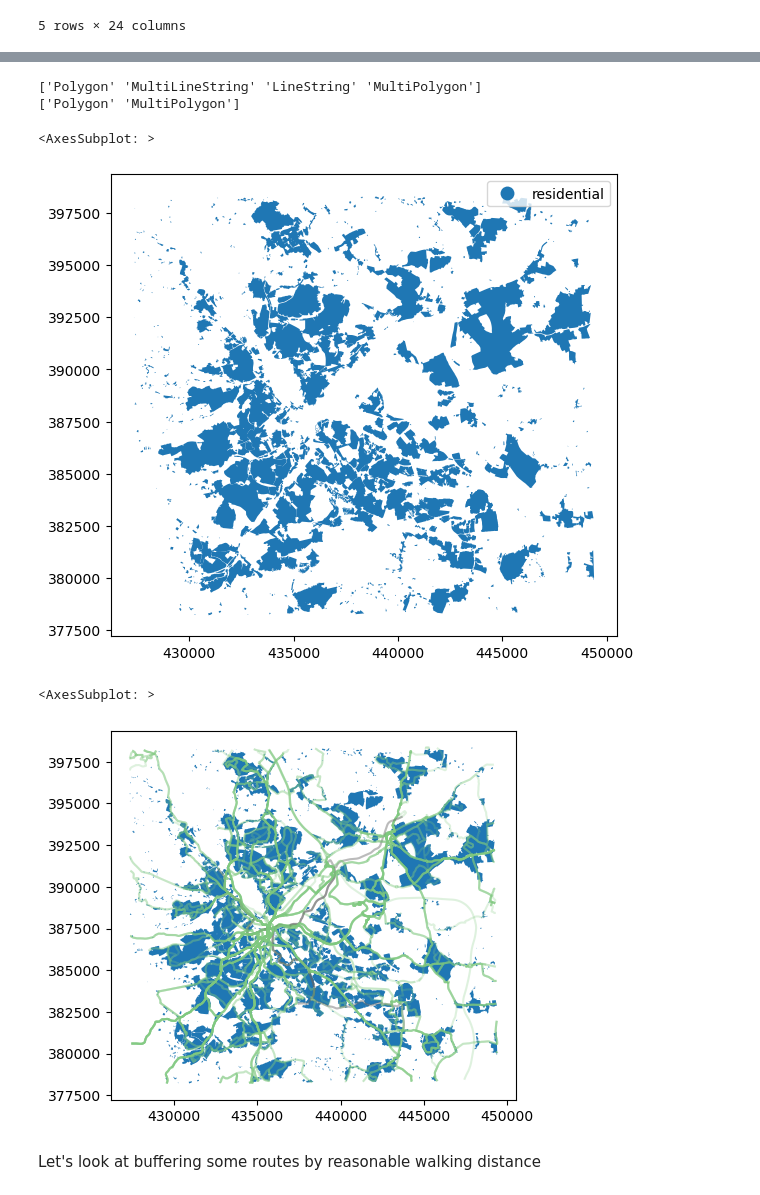
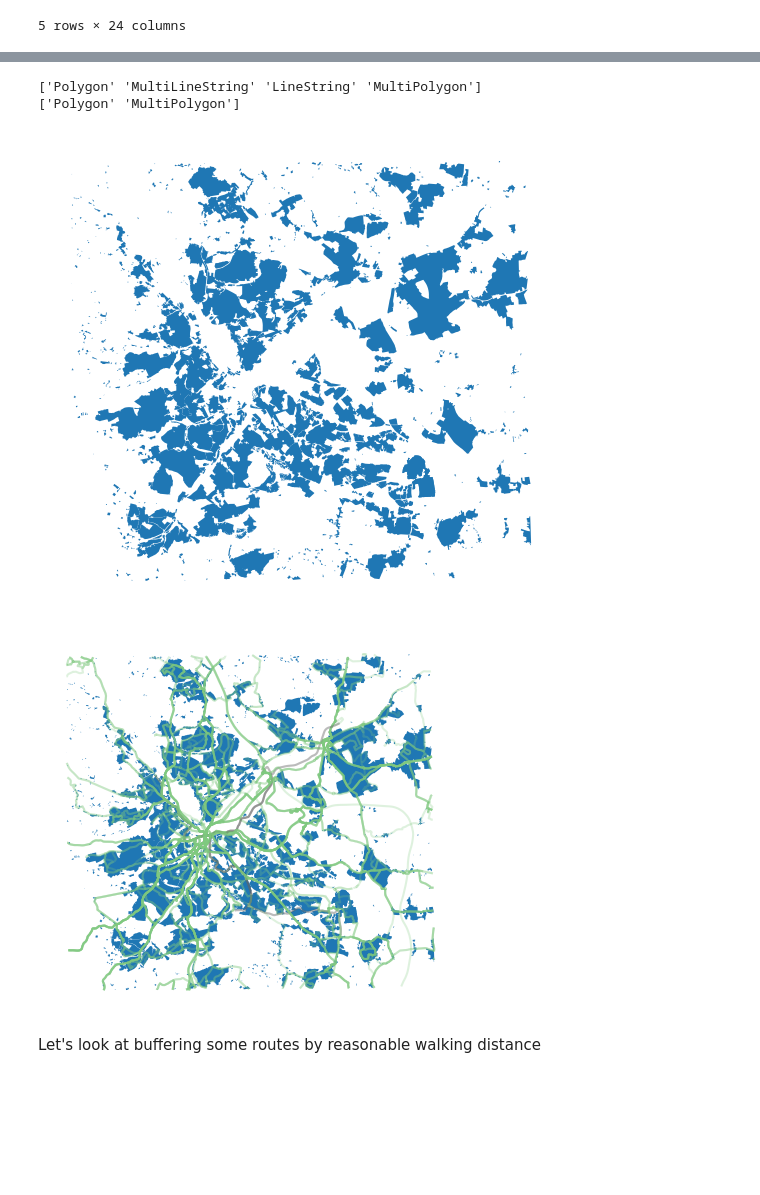
Before and after one commit to tbalbone31/pyrosm_hackathon, a Jupyter notebook: pyrosm_sheffield.ipynb, the cells around one changed output, grey strips where cells are left out. Saved outputs shown, nothing was run; the diff lists cells and outputs as text; code cells hidden in the pictures; blank space fills up the shorter version.

```diff
--- a/pyrosm_sheffield.ipynb
+++ b/pyrosm_sheffield.ipynb
@@ -81,31 +77,29 @@ transit.plot(column='route',cmap='Accent',legend=True)
 # %%
 landuse=osm.get_data_by_custom_criteria(custom_filter={'landuse':['residential']},
                                         # Keep data matching the criteria above
                                         filter_type="keep",
                                         # Do not keep nodes (point data)
                                         keep_nodes=False,
                                         keep_ways=True,
                                         keep_relations=True)
 
 landuse = landuse.to_crs("EPSG:27700")
 
 print(landuse['geometry'].geom_type.unique())
 landuse = landuse.loc[(landuse['geometry'].geom_type == "Polygon") | (landuse['geometry'].geom_type == "MultiPolygon")]
 print(landuse['geometry'].geom_type.unique())
-landuse.plot(column='landuse', legend=True, figsize=(10,6))
+landuse.plot(column='landuse', figsize=(10,6)).set_axis_off();
 # %% [output]
 ['Polygon' 'MultiLineString' 'LineString' 'MultiPolygon']
 ['Polygon' 'MultiPolygon']
-<AxesSubplot: >
-[figure, old version]
+[figure, new version]
 # %%
 #Plot public transport network and residential landuse together
 ax = transit.plot(column='route', cmap='Accent',alpha=.25)  # saving the first plot as an axis and setting alpha (transparency) to 0.5
-landuse.plot(ax=ax,column='landuse', figsize=(15,10))  # passing the first plot as an axis to the second
+landuse.plot(ax=ax,column='landuse', figsize=(15,10)).set_axis_off();  # passing the first plot as an axis to the second
 #transit.plot(ax=ax, column='route', cmap='Accent', linewidth=.5)  # passing the first plot and setting linewitdth to 0.5
 # %% [output]
-<AxesSubplot: >
-[figure, old version]
+[figure, new version]
 # %% [markdown]
 Let's look at buffering some routes by reasonable walking distance
 # %%
```
Also changed, not shown: parts of 2 cells of this notebook, 4 other files.
